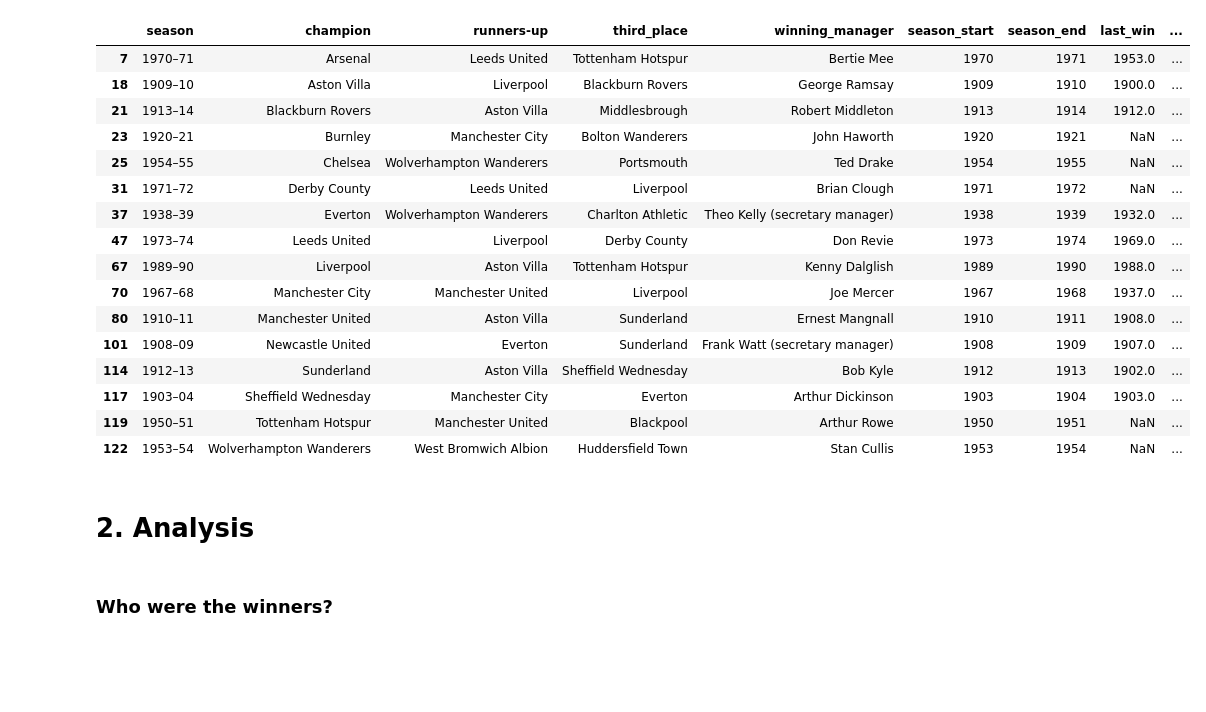
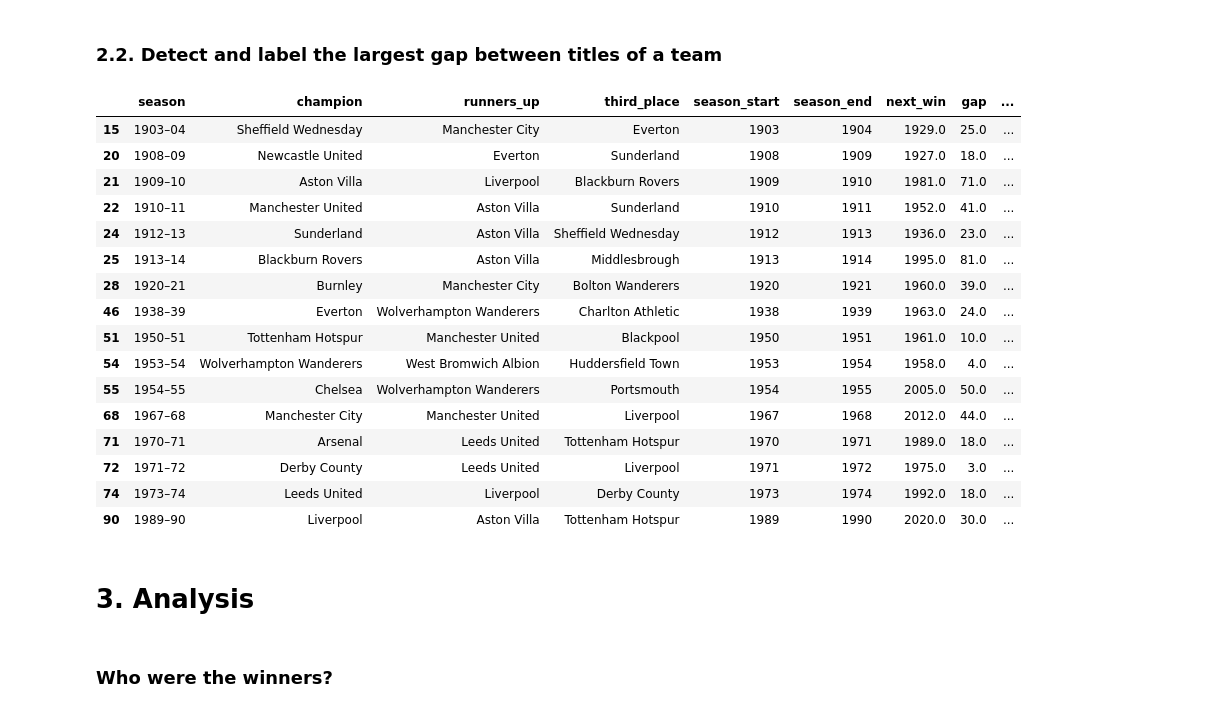
Before and after one commit to rayonjuly/rayopublic, a Jupyter notebook: 7. Longest period between EPL Titles/11. Longest period between EPL titles/longest_period_between_EPL_titles.ipynb, the cells around one changed output. Saved outputs shown, nothing was run; the diff lists cells and outputs as text; code cells hidden in the pictures; blank space fills up the shorter version.

```diff
--- a/7. Longest period between EPL Titles/11. Longest period between EPL titles/longest_period_between_EPL_titles.ipynb
+++ b/7. Longest period between EPL Titles/11. Longest period between EPL titles/longest_period_between_EPL_titles.ipynb
@@ -12,10 +12,11 @@ def normalize_column_name(col):
     col = re.sub('(\n|\t)', '', col) # replace \n and \t with ''
     col = col.lower() # lower
     col = re.sub(' ', '_', col) # repace ' ' with '_'
+    col = re.sub('-', '_', col) # repace ' ' with '_'
     col = unidecode(col) # remove accent
     return col
 
-def del_column(df, col_list):
+def del_column(laliga, col_list):
     rem = [i for i in df.columns if i not in col_list]
     df = df[rem]
     return df
@@ -62,2 +63,0 @@ df
-# %%
-df = del_column(df, ['lientiep_label'])
@@ -74,5 +78,10 @@ def label_consecutive(manu):
 
     return manu.drop(columns= ['lientiep_group'])
 
-df.groupby('champion', group_keys=False).apply(label_consecutive)
+# df.merge(
+#     df.groupby('champion', group_keys=False).apply(label_consecutive, include_groups=False)
+#     ,on = 'season'
+# )
+df = df.groupby('champion', group_keys=False).apply(label_consecutive).sort_values(by = 'season', ignore_index= True)
+df
 # %% [output]
@@ -92,32 +101,35 @@ df.groupby('champion', group_keys=False).apply(label_consecutive)
+# %% [markdown]
+### 2.2. Detect and label the largest gap between titles of a team
 # %%
-largest_gap = df[df.gap > 1].groupby('champion')['gap'].max()
-df['largest_gap'] = df.apply(lambda row: "largest_gap" if row['gap'] == largest_gap.get(row['champion'], -1) else "", axis = 1)
-largest_gap_df = df[df.largest_gap == 'largest_gap'].drop_duplicates(subset='champion', keep='last')
+# largest_gap = df[df.gap > 1].groupby('champion')['gap'].max()
+# df['largest_gap'] = df.apply(lambda row: "largest_gap" if row['gap'] == largest_gap.get(row['champion'], -1) else "", axis = 1)
+# largest_gap_df = df[df.largest_gap == 'largest_gap'].drop_duplicates(subset='champion', keep='last')
 # %%
 # largest_gap
-laragest_gap = df[df.gap > 1].groupby('champion').gap.max()
+largest_gap = df[df.gap > 1].groupby('champion').gap.max()
 df['largest_gap'] = df.apply(lambda df_: "largest_gap" if df_['gap'] == largest_gap.get(df_['champion'], -1) else "", axis=1)
-df[df.largest_gap == 'largest_gap'].drop_duplicates(subset = 'champion', keep='last')
+largest_gap_df = df[df.largest_gap == 'largest_gap'].drop_duplicates(subset = 'champion', keep='last')
+largest_gap_df
 # %% [output]
-|  | season | champion | runners-up | third_place | winning_manager | season_start | season_end | last_win | ... |
-| 7 | 1970–71 | Arsenal | Leeds United | Tottenham Hotspur | Bertie Mee | 1970 | 1971 | 1953.0 | ... |
-| 18 | 1909–10 | Aston Villa | Liverpool | Blackburn Rovers | George Ramsay | 1909 | 1910 | 1900.0 | ... |
-| 21 | 1913–14 | Blackburn Rovers | Aston Villa | Middlesbrough | Robert Middleton | 1913 | 1914 | 1912.0 | ... |
-| 23 | 1920–21 | Burnley | Manchester City | Bolton Wanderers | John Haworth | 1920 | 1921 | NaN | ... |
-| 25 | 1954–55 | Chelsea | Wolverhampton Wanderers | Portsmouth | Ted Drake | 1954 | 1955 | NaN | ... |
-| 31 | 1971–72 | Derby County | Leeds United | Liverpool | Brian Clough | 1971 | 1972 | NaN | ... |
-| 37 | 1938–39 | Everton | Wolverhampton Wanderers | Charlton Athletic | Theo Kelly (secretary manager) | 1938 | 1939 | 1932.0 | ... |
-| 47 | 1973–74 | Leeds United | Liverpool | Derby County | Don Revie | 1973 | 1974 | 1969.0 | ... |
-| 67 | 1989–90 | Liverpool | Aston Villa | Tottenham Hotspur | Kenny Dalglish | 1989 | 1990 | 1988.0 | ... |
-| 70 | 1967–68 | Manchester City | Manchester United | Liverpool | Joe Mercer | 1967 | 1968 | 1937.0 | ... |
-| 80 | 1910–11 | Manchester United | Aston Villa | Sunderland | Ernest Mangnall | 1910 | 1911 | 1908.0 | ... |
-| 101 | 1908–09 | Newcastle United | Everton | Sunderland | Frank Watt (secretary manager) | 1908 | 1909 | 1907.0 | ... |
-| 114 | 1912–13 | Sunderland | Aston Villa | Sheffield Wednesday | Bob Kyle | 1912 | 1913 | 1902.0 | ... |
-| 117 | 1903–04 | Sheffield Wednesday | Manchester City | Everton | Arthur Dickinson | 1903 | 1904 | 1903.0 | ... |
-| 119 | 1950–51 | Tottenham Hotspur | Manchester United | Blackpool | Arthur Rowe | 1950 | 1951 | NaN | ... |
-| 122 | 1953–54 | Wolverhampton Wanderers | West Bromwich Albion | Huddersfield Town | Stan Cullis | 1953 | 1954 | NaN | ... |
+|  | season | champion | runners_up | third_place | season_start | season_end | next_win | gap | ... |
+| 15 | 1903–04 | Sheffield Wednesday | Manchester City | Everton | 1903 | 1904 | 1929.0 | 25.0 | ... |
+| 20 | 1908–09 | Newcastle United | Everton | Sunderland | 1908 | 1909 | 1927.0 | 18.0 | ... |
+| 21 | 1909–10 | Aston Villa | Liverpool | Blackburn Rovers | 1909 | 1910 | 1981.0 | 71.0 | ... |
+| 22 | 1910–11 | Manchester United | Aston Villa | Sunderland | 1910 | 1911 | 1952.0 | 41.0 | ... |
+| 24 | 1912–13 | Sunderland | Aston Villa | Sheffield Wednesday | 1912 | 1913 | 1936.0 | 23.0 | ... |
+| 25 | 1913–14 | Blackburn Rovers | Aston Villa | Middlesbrough | 1913 | 1914 | 1995.0 | 81.0 | ... |
+| 28 | 1920–21 | Burnley | Manchester City | Bolton Wanderers | 1920 | 1921 | 1960.0 | 39.0 | ... |
+| 46 | 1938–39 | Everton | Wolverhampton Wanderers | Charlton Athletic | 1938 | 1939 | 1963.0 | 24.0 | ... |
+| 51 | 1950–51 | Tottenham Hotspur | Manchester United | Blackpool | 1950 | 1951 | 1961.0 | 10.0 | ... |
+| 54 | 1953–54 | Wolverhampton Wanderers | West Bromwich Albion | Huddersfield Town | 1953 | 1954 | 1958.0 | 4.0 | ... |
+| 55 | 1954–55 | Chelsea | Wolverhampton Wanderers | Portsmouth | 1954 | 1955 | 2005.0 | 50.0 | ... |
+| 68 | 1967–68 | Manchester City | Manchester United | Liverpool | 1967 | 1968 | 2012.0 | 44.0 | ... |
+| 71 | 1970–71 | Arsenal | Leeds United | Tottenham Hotspur | 1970 | 1971 | 1989.0 | 18.0 | ... |
+| 72 | 1971–72 | Derby County | Leeds United | Liverpool | 1971 | 1972 | 1975.0 | 3.0 | ... |
+| 74 | 1973–74 | Leeds United | Liverpool | Derby County | 1973 | 1974 | 1992.0 | 18.0 | ... |
+| 90 | 1989–90 | Liverpool | Aston Villa | Tottenham Hotspur | 1989 | 1990 | 2020.0 | 30.0 | ... |
 # %% [markdown]
-# 2. Analysis
+# 3. Analysis
 # %% [markdown]
 ### **Who were the winners?**
 # %%
```
Also changed, not shown: parts of 9 cells of this notebook, 2 other files.
